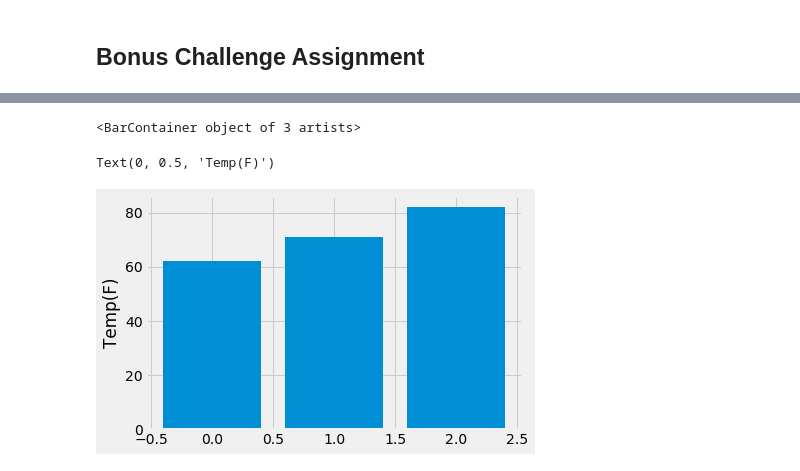
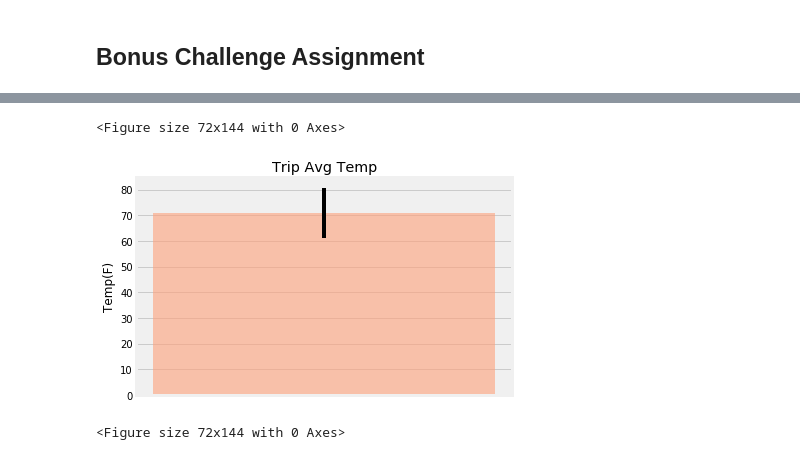
Before and after one commit to Eng-Hisham991/Sqlalchemy-challenge, a Jupyter notebook: climate_starter.ipynb, the cells around one changed output, grey strips where cells are left out. Saved outputs shown, nothing was run; the diff lists cells and outputs as text; code cells hidden in the pictures.

```diff
--- a/climate_starter.ipynb
+++ b/climate_starter.ipynb
@@ -235,16 +208,19 @@ print(a)
 # %%
 # Plot the results from your previous query as a bar chart.
-b= ['TMIN', 'TAVE', 'TMAX']
-y_pos = np.arange(len(b))
-plt.bar(y_pos, a)
-plt.ylabel('Temp(F)')
 # Use "Trip Avg Temp" as your Title
 # Use the average temperature for the y value
 # Use the peak-to-peak (tmax-tmin) value as the y error bar (yerr)
+yerr=a[1]-a[0]
+plt.bar(a[1], a[1], color='lightsalmon', alpha= 0.6)
+plt.errorbar(a[1],a[1], yerr, color='black')
+plt.ylabel('Temp(F)')
+plt.title('Trip Avg Temp')
+plt.xticks([])
+plt.figure(figsize=(1,2))
 # %% [output]
-<BarContainer object of 3 artists>
+<Figure size 72x144 with 0 Axes>
+[figure, new version]
-Text(0, 0.5, 'Temp(F)')
+<Figure size 72x144 with 0 Axes>
-[figure, old version]
 # %%
 # Calculate the total amount of rainfall per weather station for your trip dates using the previous year's matching dates.
 # Sort this in descending order by precipitation amount and list the station, name, latitude, longitude, and elevation
```
Also changed, not shown: parts of 13 cells of this notebook, 2 other files.
